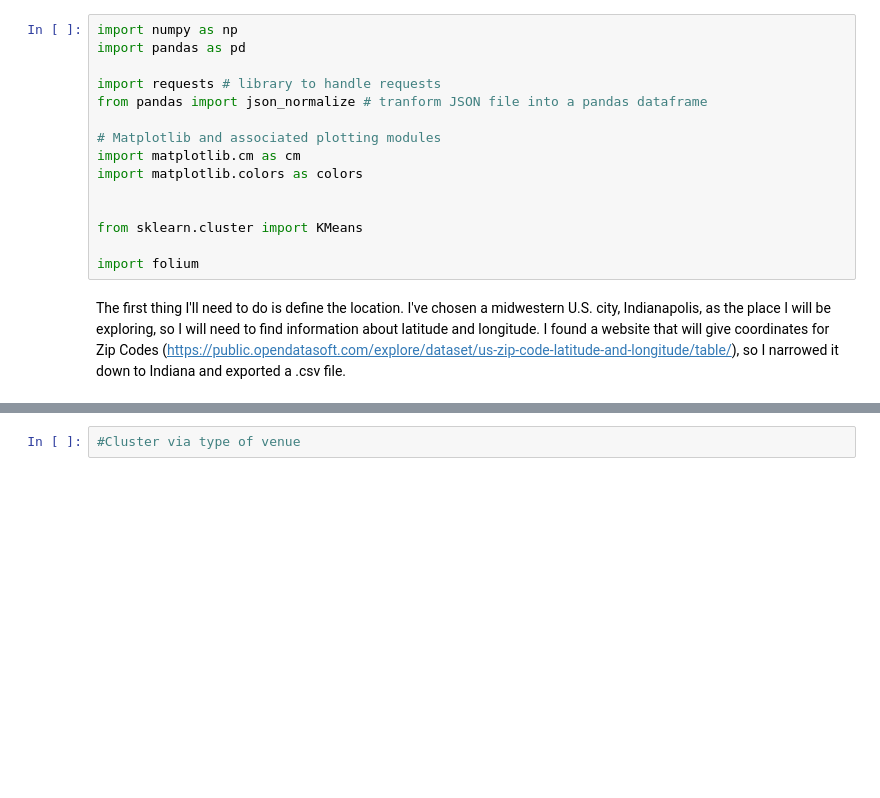
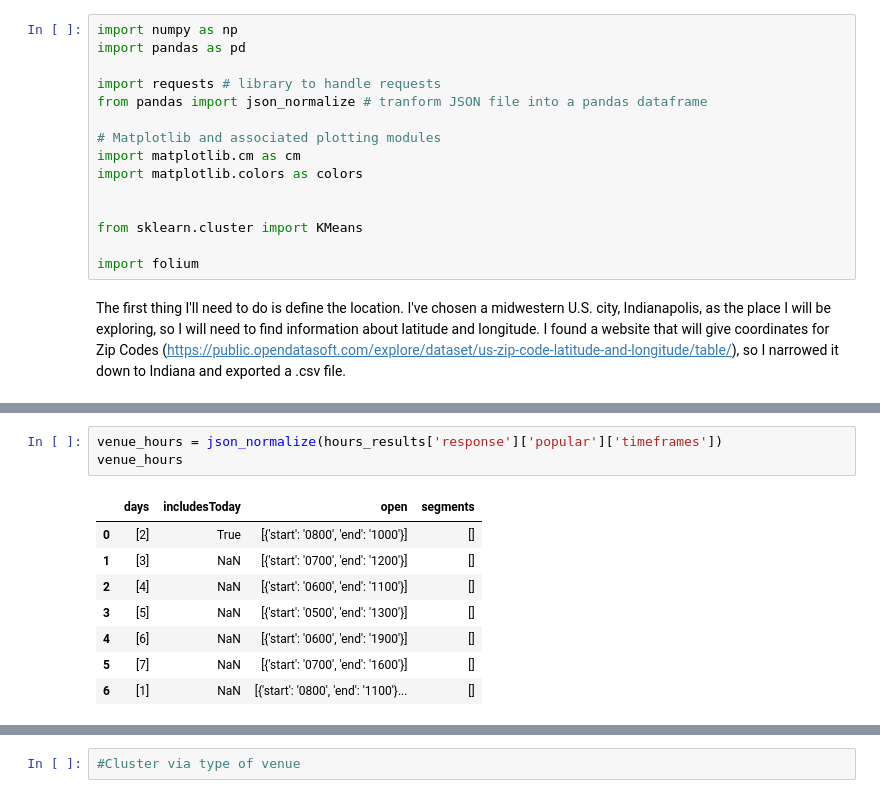
Before and after one commit to drbergDS/Coursera_Capstone, a Jupyter notebook: Capstone_week4_code.ipynb, the cells around one changed output, grey strips where cells are left out. Cells and saved outputs as stored; diff of their text form; blank space fills up the shorter version.

```diff
--- a/Capstone_week4_code.ipynb
+++ b/Capstone_week4_code.ipynb
@@ -35,0 +129,12 @@ inCoord.head()
+# %%
+venue_hours = json_normalize(hours_results['response']['popular']['timeframes'])
+venue_hours
+# %% [output]
+|  | days | includesToday | open | segments |
+| 0 | [2] | True | [{'start': '0800', 'end': '1000'}] | [] |
+| 1 | [3] | NaN | [{'start': '0700', 'end': '1200'}] | [] |
+| 2 | [4] | NaN | [{'start': '0600', 'end': '1100'}] | [] |
+| 3 | [5] | NaN | [{'start': '0500', 'end': '1300'}] | [] |
+| 4 | [6] | NaN | [{'start': '0600', 'end': '1900'}] | [] |
+| 5 | [7] | NaN | [{'start': '0700', 'end': '1600'}] | [] |
+| 6 | [1] | NaN | [{'start': '0800', 'end': '1100'}... | [] |
```
Also changed, not shown: parts of 13 cells of this notebook, 1 other file.
